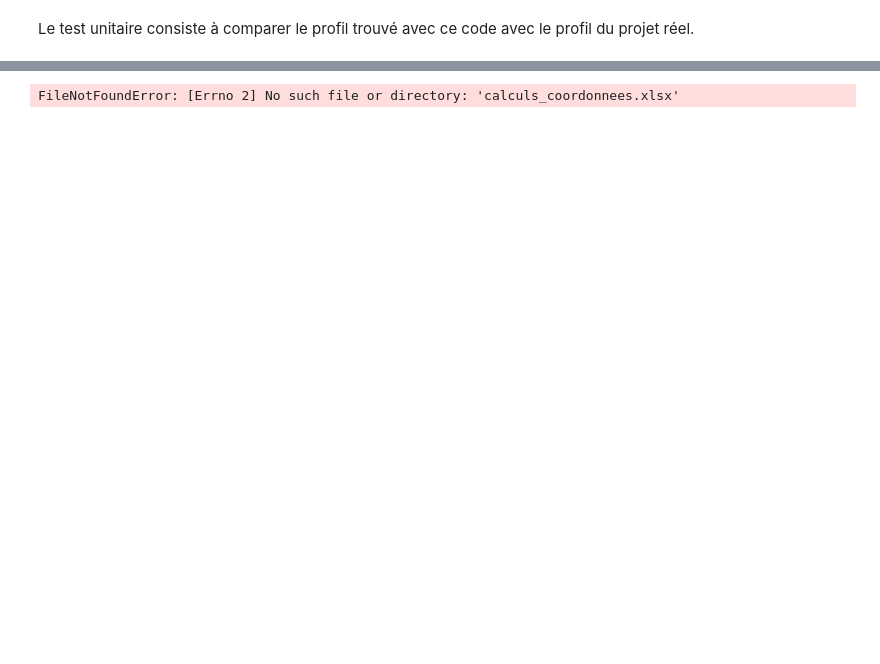
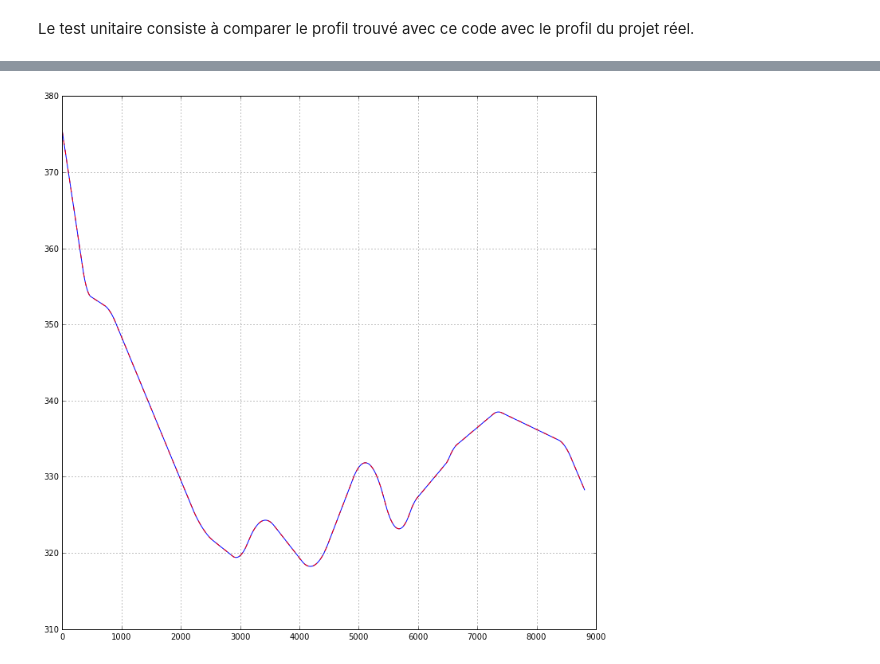
Before and after one commit to PierreOlivierVandanjon/profil_longitudinal, a Jupyter notebook: explication_construction_profil_longitudinal.ipynb, the cells around one changed output, grey strips where cells are left out. Cells and saved outputs as stored; diff of their text form; code cells hidden in the pictures; blank space fills up the shorter version.

```diff
--- a/explication_construction_profil_longitudinal.ipynb
+++ b/explication_construction_profil_longitudinal.ipynb
@@ -198,21 +209,21 @@ def profil_rn7(limites):
+# %%
+limites_de_section=[[0,375.42, -5.215, 3015],
+                    [711, 352.51, -0.502,13508],
+[2169, 326.36 ,-1.883, 30023],
+[2871, 319.60, -0.620, 10073],
+[3131, 321.37,1.985, 14969],
+[4035, 318.99, -0.996, 14955],
+[4300, 318.68, 0.75,14657],
+[4900, 329.67, 2.032, 10491],
+[5435, 326.92, -3.15, 8014],
+[5860, 325.19, 2.3, 9872],
+[6457,331.57,0.923, 7789],
+[6532,332.61,1.871, 10539],
+[7260, 338.18, 0.656, 14622],
+[8365, 334.87,-0.372,14825],
+[8810, 328.29,-1.843]]
+#lorsque le projeteur a mis deux cercles l'un derrière l'autre un convexe et un concave, j'ai mis un seul rayon de 15000
+
+x,y=reconstruction_du_profil(limites_de_section)
 # %% [markdown]
 Le test unitaire consiste à comparer le profil trouvé avec ce code avec le profil du projet réel.
-# %%
-limites_de_section=[[0,375.42, -5.215, 3015],
-                    [711, 352.51, -0.502,13508],
-[2169, 326.36 ,-1.883, 30023],
-[2871, 319.60, -0.620, 10073],
-[3131, 321.37,1.985, 14969],
-[4035, 318.99, -0.996, 14955],
-[4300, 318.68, 0.75,14657],
-[4900, 329.67, 2.032, 10491],
-[5435, 326.92, -3.15, 8014],
-[5860, 325.19, 2.3, 9872],
-[6457,331.57,0.923, 7789],
-[6532,332.61,1.871, 10539],
-[7260, 338.18, 0.656, 14622],
-[8365, 334.87,-0.372,14825],
-[8810, 328.29,-1.843]]
-#lorsque le projeteur a mis deux cercles l'un derrière l'autre un convexe et un concave, j'ai mis un seul rayon de 15000
-
-x,y=profil_rn7(limites_de_section)
@@ -234,30 +230,12 @@ x,y=profil_rn7(limites_de_section)
-# %%
-# je ne charge qu'une fois le fichier excel
-try:
-   altitude_projet_initial
-except NameError:
-    from openpyxl import load_workbook
-    nom_fichier_excel="calculs_coordonnees.xlsx"
-    donnees_declivite = load_workbook(filename=nom_fichier_excel,   data_only=True)
-    a=donnees_declivite.get_sheet_by_name("Profil initial NS-SN")
-    # dans le fichier la cote du terrain naturel est entre les lignes F4 et F248
-    # soit row=4 et row=248 et column=6
-    debut=6;
-    fin=8816;
-    col1=1;
-    col2=2;
-    n=fin-debut+1;
-    abscisse_projet_initial=np.zeros(n, dtype=np.float32)
-    altitude_projet_initial=np.zeros(n, dtype=np.float32)
-    for i in np.arange(debut,fin+1):
-        #abscise_projet_initial[i-debut]=a.cell(row=i,column=col1).value
-        altitude_projet_initial[i-debut]=a.cell(row=i,column=col2).value
-    abscisse_projet_initial=np.arange(0,n)
-# %% [output]
-FileNotFoundError: [Errno 2] No such file or directory: 'calculs_coordonnees.xlsx'
 # %%
+abscisse_projet_initial=np.load("abscisse.npy")
+altitude_projet_initial=np.load("altitude.npy")
+
 import matplotlib.pyplot as plt
+%matplotlib inline
 plt.figure(figsize=(12,12))
 plt.plot(abscisse_projet_initial, altitude_projet_initial,'b-', x,y,'r--')
 plt.grid()
 plt.show()
+# %% [output]
+[figure, added]
```
Also changed, not shown: parts of 7 cells of this notebook.
